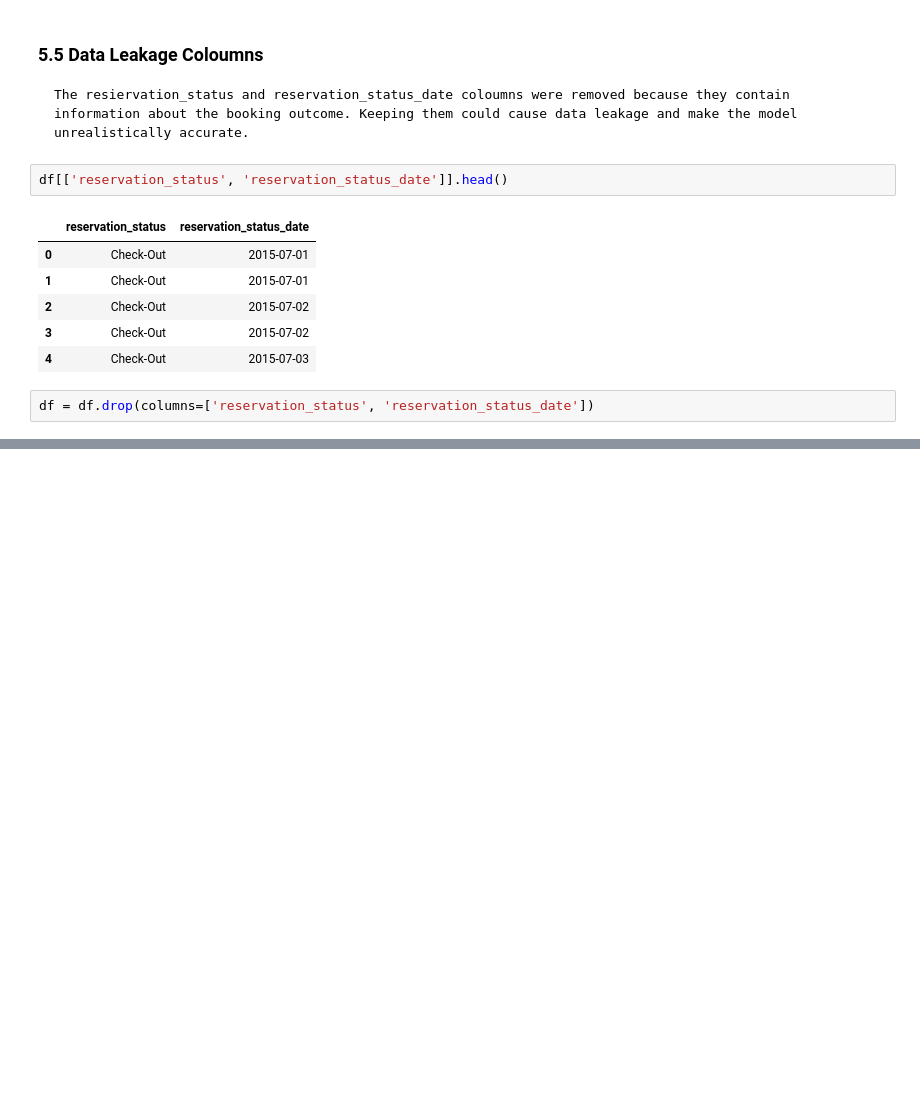
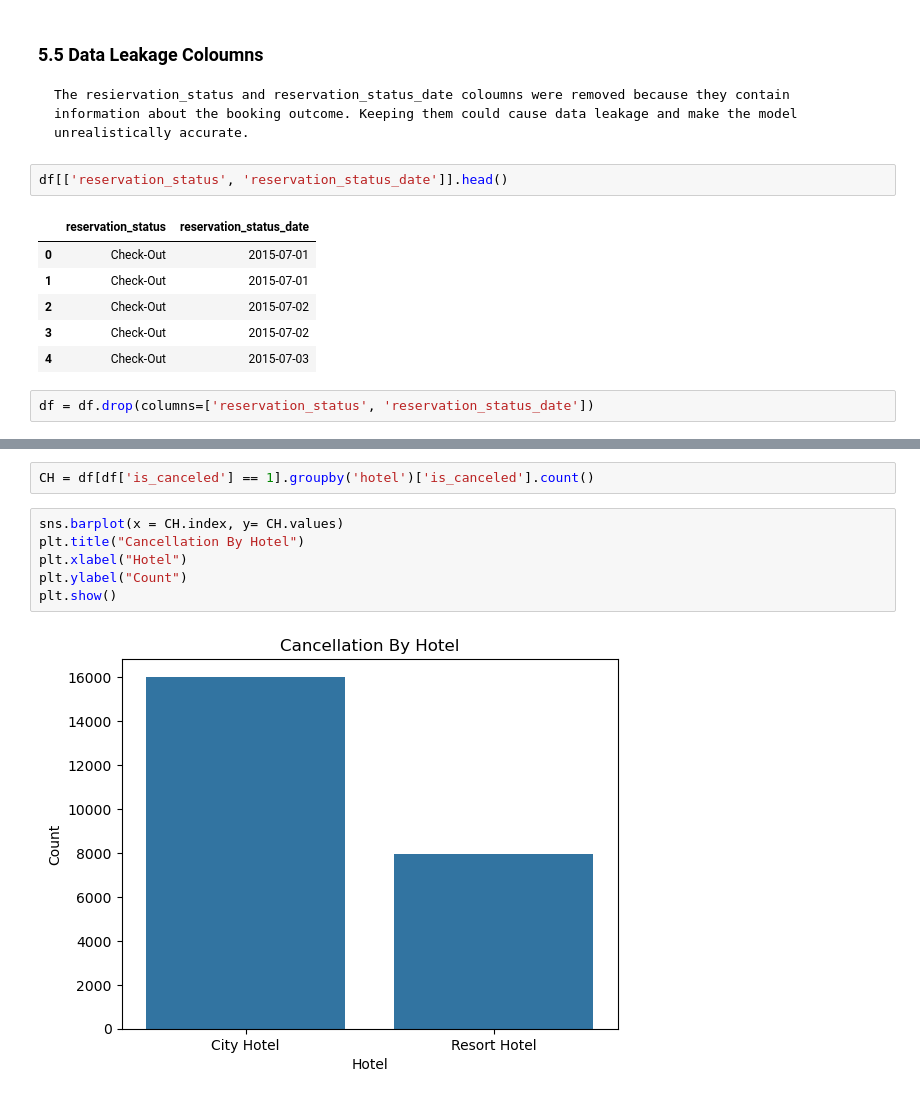
Before and after one commit to ChaitanyaGirase/Hotel_Booking_Cancellation_Prediction, a Jupyter notebook: notebook/hotel_booking_analysis.ipynb, the cells around one changed output, grey strips where cells are left out. Saved outputs shown, nothing was run; the diff lists cells and outputs as text; blank space fills up the shorter version.

```diff
--- a/notebook/hotel_booking_analysis.ipynb
+++ b/notebook/hotel_booking_analysis.ipynb
@@ -183,0 +204,10 @@ df = df.drop(columns=['reservation_status', 'reservation_status_date'])
+# %%
+CH = df[df['is_canceled'] == 1].groupby('hotel')['is_canceled'].count()
+# %%
+sns.barplot(x = CH.index, y= CH.values)
+plt.title("Cancellation By Hotel")
+plt.xlabel("Hotel")
+plt.ylabel("Count")
+plt.show()
+# %% [output]
+[figure, added]
```
Also changed, not shown: parts of 35 cells of this notebook, 1 other file.
